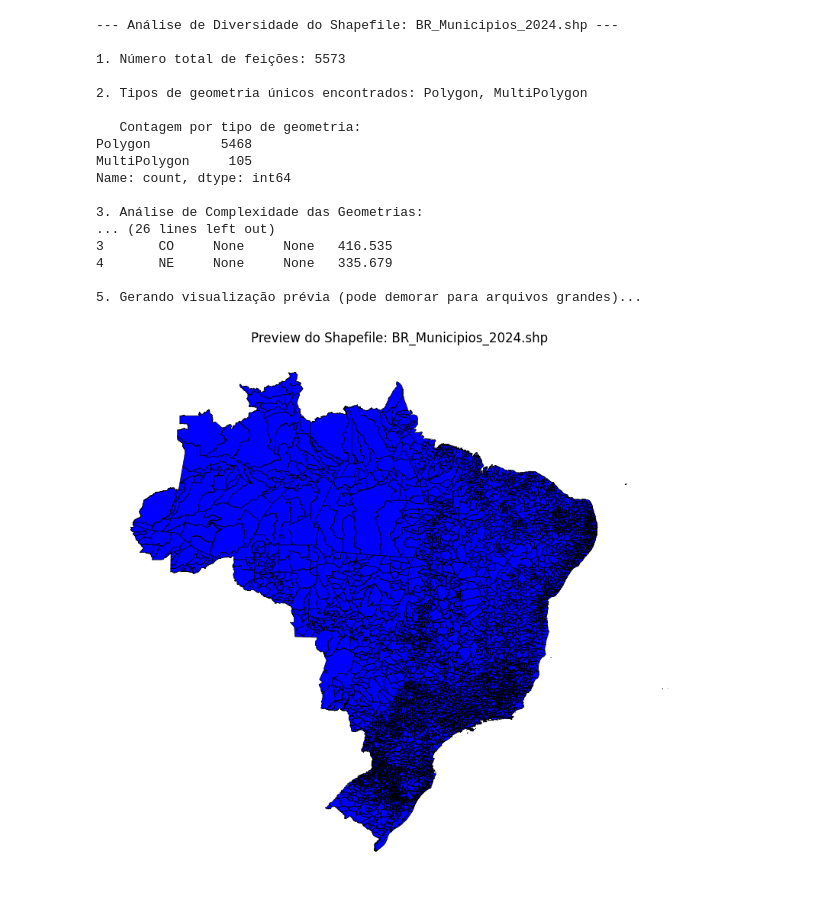
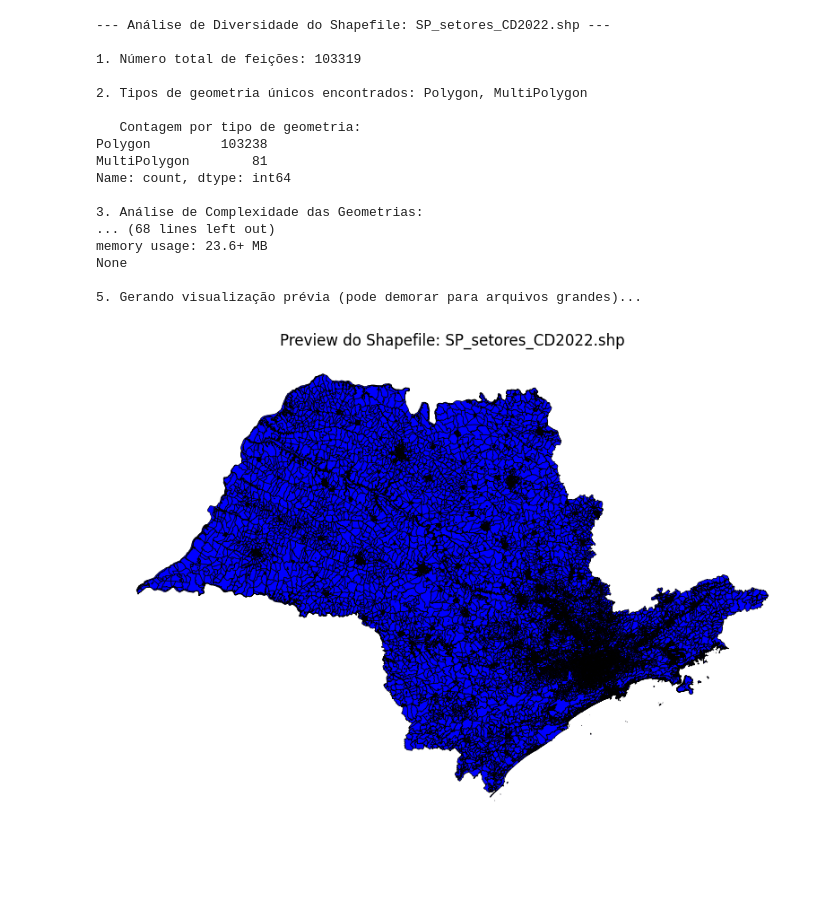
Before and after one commit to OtavioAugustoOliveira/OtavioAugustoOliveira-projeto_tcc_normalizacao_sgbds_colunares, a Jupyter notebook: discovery/discovery_dataset.ipynb, the cells around one changed output. Cells and saved outputs as stored; diff of their text form; code cells hidden in the pictures; blank space fills up the shorter version.

Commit message:
reajustando para novo dataset

```diff
--- a/discovery/discovery_dataset.ipynb
+++ b/discovery/discovery_dataset.ipynb
@@ -81,6 +81,8 @@ def analisar_diversidade_shapefile(caminho_arquivo_shp):
         if num_colunas_atributos > 0:
             print("\n   Preview das primeiras 5 linhas dos atributos:")
             print(gdf.drop(columns=['geometry']).head())
+            print("\n   Informações gerais do dataframe.:")
+            print(gdf.info())
         else:
             print("   Nenhuma coluna de atributo detectada além da geometria.")
 
@@ -90,7 +92,7 @@ def analisar_diversidade_shapefile(caminho_arquivo_shp):
             # Para arquivos muito grandes, plotar pode ser lento ou consumir muita memória.
             # Limitar a plotagem a uma amostra ou área específica pode ser necessário.
             # Se for muito grande, plotar apenas os contornos ou uma amostra.
-            if num_feicoes > 100000: # Limite arbitrário para evitar travamento
+            if num_feicoes > 110000: # Limite arbitrário para evitar travamento
                 print("   Arquivo muito grande para plotar todas as feições. Plotando apenas a caixa delimitadora (bounds).")
                 fig, ax = plt.subplots(1, 1, figsize=(10, 10))
                 gdf.unary_union.boundary.plot(ax=ax, color='blue')
@@ -110,31 +112,25 @@ def analisar_diversidade_shapefile(caminho_arquivo_shp):
         print(f"Erro ao ler ou processar o Shapefile: {e}")
         print("Verifique se o arquivo SHP está completo (com .dbf, .shx, .prj, etc.)")
 # %%
-# --- Exemplo de Uso ---
-# Substitua 'caminho/para/seu/arquivo.shp' pelo caminho real do seu Shapefile.
-# Certifique-se de que o arquivo esteja no mesmo diretório do notebook, ou forneça o caminho completo.
-# Exemplo para dados do IBGE:
-# caminho_do_seu_shp = 'BR/UF/MALHA_SETOR_CENSITARIO_2010_UF.shp'
-# caminho_do_seu_shp = 'Recife/Malha_Setor_Censitario_Urbano_Recife.shp'
-caminho_do_seu_shp = 'BR_Municipios_2024/BR_Municipios_2024.shp' # <--- SUBSTITUA AQUI
+caminho_do_seu_shp = '../data_ingestion/raw_dataset/SP_setores_CD2022/SP_setores_CD2022.shp' # <--- SUBSTITUA AQUI
 
 analisar_diversidade_shapefile(caminho_do_seu_shp)
 # %% [output]
---- Análise de Diversidade do Shapefile: BR_Municipios_2024.shp ---
+--- Análise de Diversidade do Shapefile: SP_setores_CD2022.shp ---
 
-1. Número total de feições: 5573
+1. Número total de feições: 103319
 
 2. Tipos de geometria únicos encontrados: Polygon, MultiPolygon
 
    Contagem por tipo de geometria:
-Polygon         5468
-MultiPolygon     105
+Polygon         103238
+MultiPolygon        81
 Name: count, dtype: int64
 
 3. Análise de Complexidade das Geometrias:
-... (26 lines left out)
-3       CO     None     None   416.535
-4       NE     None     None   335.679
+... (68 lines left out)
+memory usage: 23.6+ MB
+None
 
 5. Gerando visualização prévia (pode demorar para arquivos grandes)...
-[figure, old version]
+[figure, new version]
```
Also changed, not shown: 33 other files.
